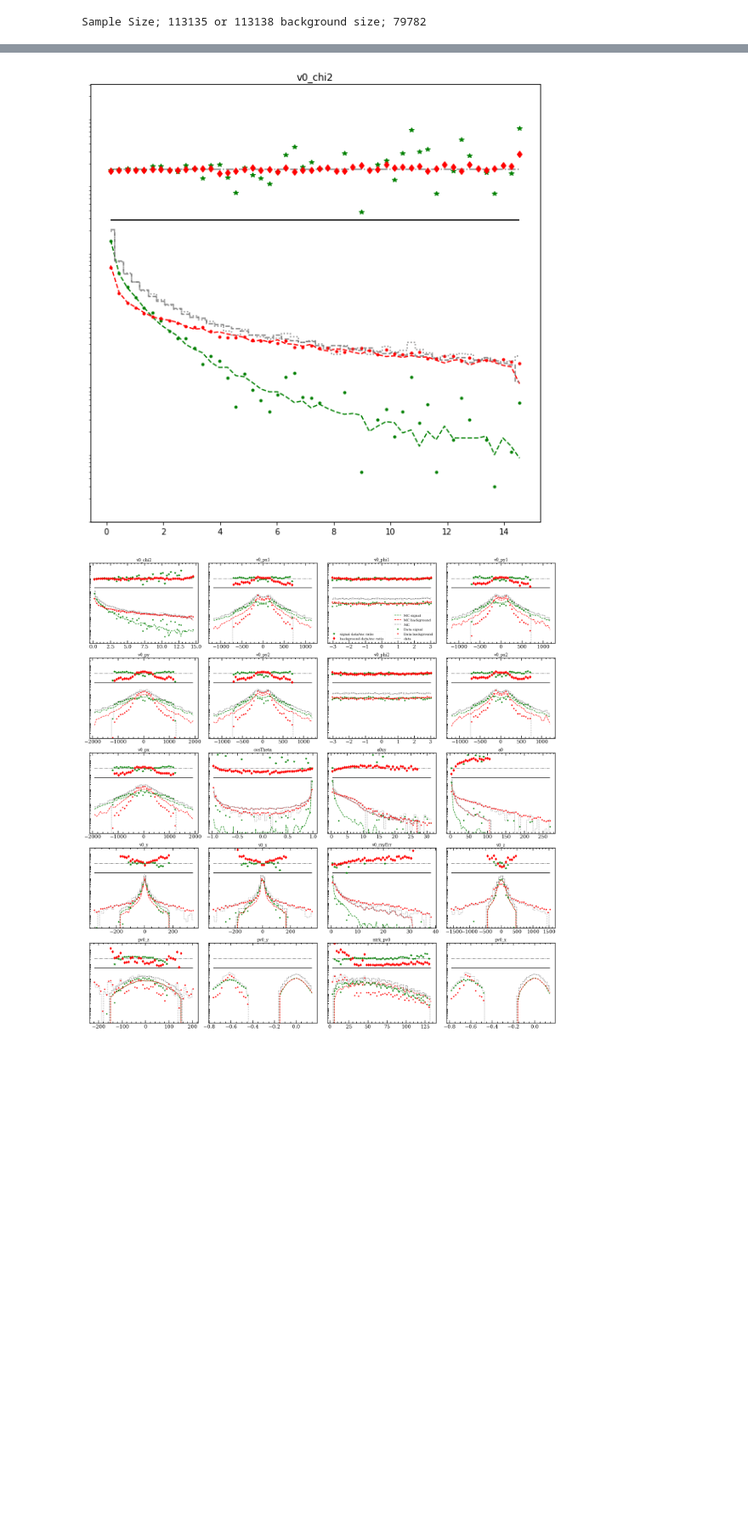
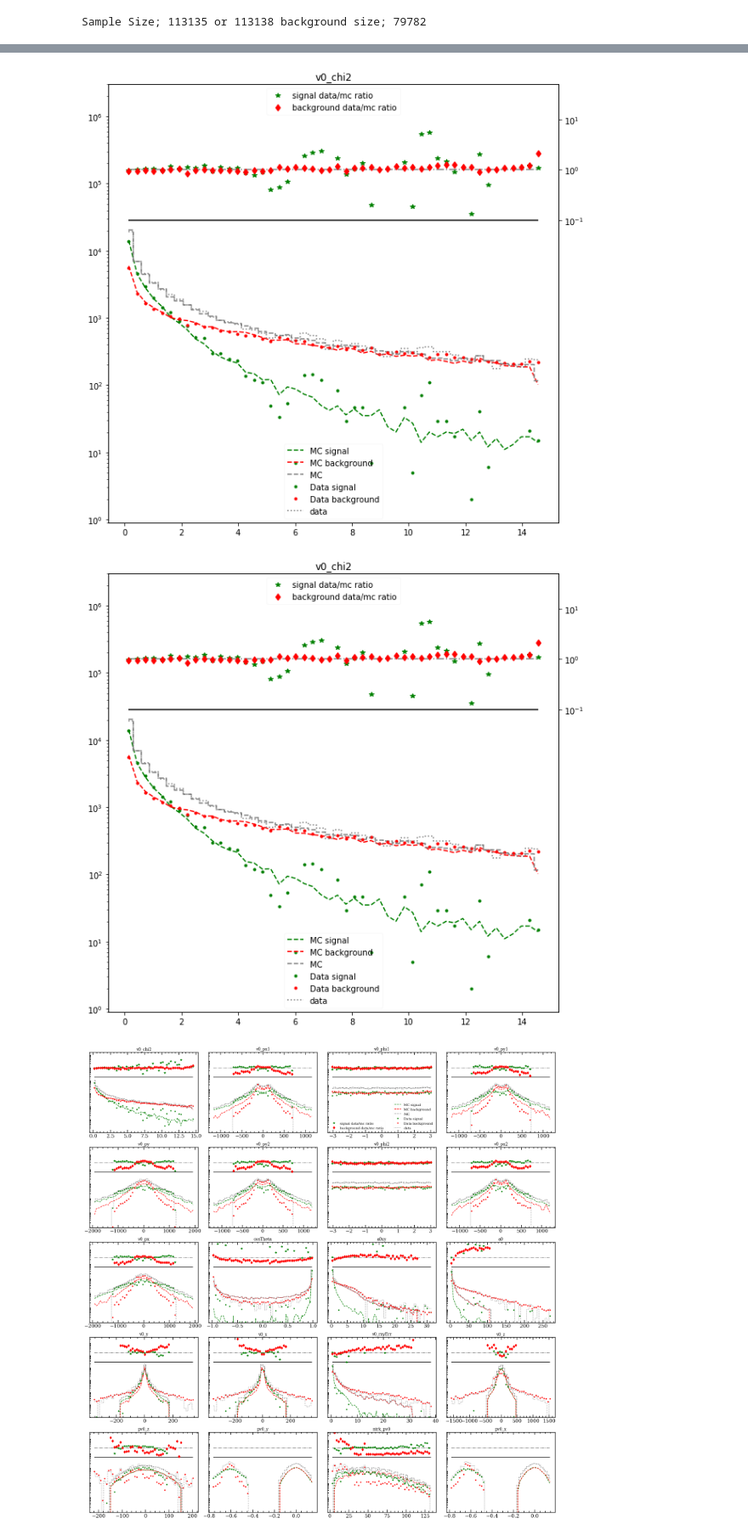
Before and after one commit to Vinther901/PUK, a Jupyter notebook: Distributions_in_MC_and_Data.ipynb, the cells around one changed output, grey strips where cells are left out. Shown at 85% size. Drawn from its saved outputs; the diff is of its cells as text; code cells hidden in the pictures; blank space fills up the shorter version.

```diff
--- a/Distributions_in_MC_and_Data.ipynb
+++ b/Distributions_in_MC_and_Data.ipynb
@@ -210,5 +251,5 @@ fig.tight_layout()
 fig
 # fig.savefig('figures/Signal_distribution_in_data_pseudorapidity.pdf')
 # %%
-plot_distribution(mc,data,'pseudorapidity')
+fig = plot_distribution(mc,data,'pseudorapidity')
 # %% [output]
@@ -260,42 +303,46 @@ def plot_distribution(mc, data, feature, bins = 100, particle_type = 'Ks',ax=Non
     ax.plot(mc_sig_binc,mc_sig_vals,'g',ls='dashed',alpha=alpha,label='MC signal')
     ax.plot(mc_bkgr_binc,mc_bkgr_vals,'r',ls='dashed',alpha=alpha,label='MC background')
     ax.step(mc_binc,mc_vals,ls='dashed',c='grey',where='mid',label='MC')
 
     ax.plot(data_sig_binc,data_sig_vals,'g.',alpha=alpha,label='Data signal')#,ls='dotted',alpha=0.5)
     ax.plot(data_bkgr_binc,data_bkgr_vals,'r.',alpha=alpha,label='Data background')#,ls='dotted',alpha=0.5)
     ax.step(data_sig_binc,data_sig_vals + data_bkgr_vals,ls='dotted',c='grey',where='mid',label='data')
 
     ax.set(ylim=(0.9,150*max((data_sig_vals + data_bkgr_vals).max(),mc_vals.max())),
           title=feature)
 
 #     ax_res = plt.axes((0.1,-0.13,0.85,0.25))
     ax_res = ax.twinx()
     ax_res.set(ylim=(1e-7,5e1))
     ax_res.set_yscale('log')
 
-    ax.set_yticks([])
-    ax.set_yticklabels([])
-    ax_res.set_yticks([])
-    ax_res.set_yticklabels([])
-#     ax_res.set_yticks([1e1,1,1e-1])
+#     ax.set_yticks([])
+#     ax.set_yticklabels([])
+#     ax_res.set_yticks([])
+#     ax_res.set_yticklabels([])
+    ax_res.set_yticks([1e1,1,1e-1])
 
 
     frac_sig = data_sig_vals/mc_sig_vals
     frac_bkgr = data_bkgr_vals/mc_bkgr_vals
 
     ax_res.plot(data_sig_binc[frac_sig>=1e-1],frac_sig[frac_sig>=1e-1],'g*',marker='*',alpha=alpha,label='signal data/mc ratio')
     ax_res.plot(data_bkgr_binc[frac_bkgr>=1e-1],frac_bkgr[frac_bkgr>=1e-1],'rd',marker='d',alpha=alpha,label='background data/mc ratio')
     ax_res.hlines(1,min(data_sig_binc),max(data_sig_binc),ls='dashdot',color='grey')
     ax_res.hlines(1e-1,min(data_sig_binc),max(data_sig_binc),color='k')
 
-    if i==2:
-        ax_res.legend(loc=3,framealpha=0.1)
-        ax.legend(loc=4,framealpha=0.1)
+#     if i==2:
+#         ax_res.legend(loc=3,framealpha=0.1)
+#         ax.legend(loc=4,framealpha=0.1)
 
+    ax_res.legend(loc=9,framealpha=0.1)
+    ax.legend(loc=8,framealpha=0.1)
+    return fig
 
 plot_distribution(mc,data,'v0_chi2',bins=50)
 # %% [output]
-[figure, old version]
+[figure, new version]
+[figure, added]
 # %%
 feats = "v0_chi2 v0_px1 v0_phi1 v0_py1 v0_py v0_py2 v0_phi2 v0_px2 v0_px cosTheta a0xy a0 v0_y v0_x v0_rxyErr v0_z pv0_z pv0_y ntrk_pv0 pv0_x".split(" ")
 
```
Also changed, not shown: parts of 6 cells of this notebook.
